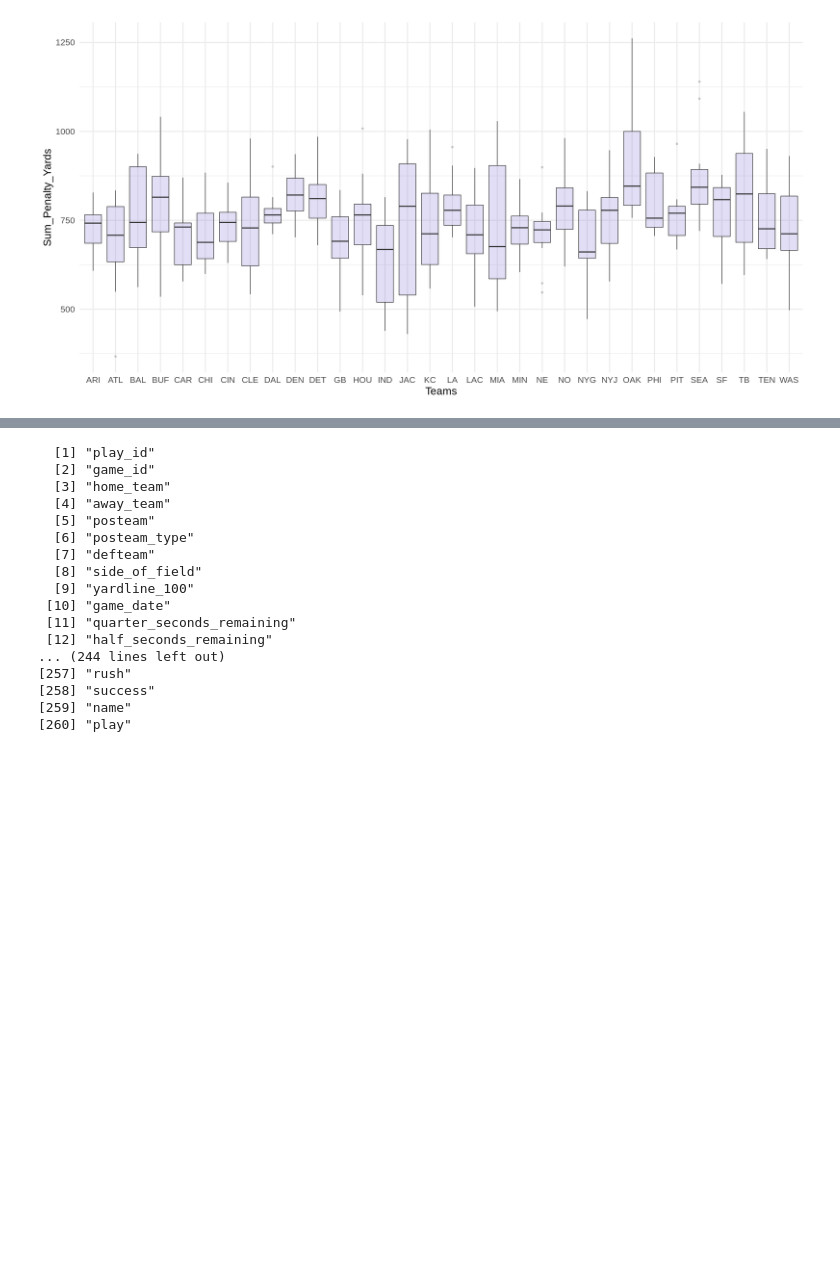
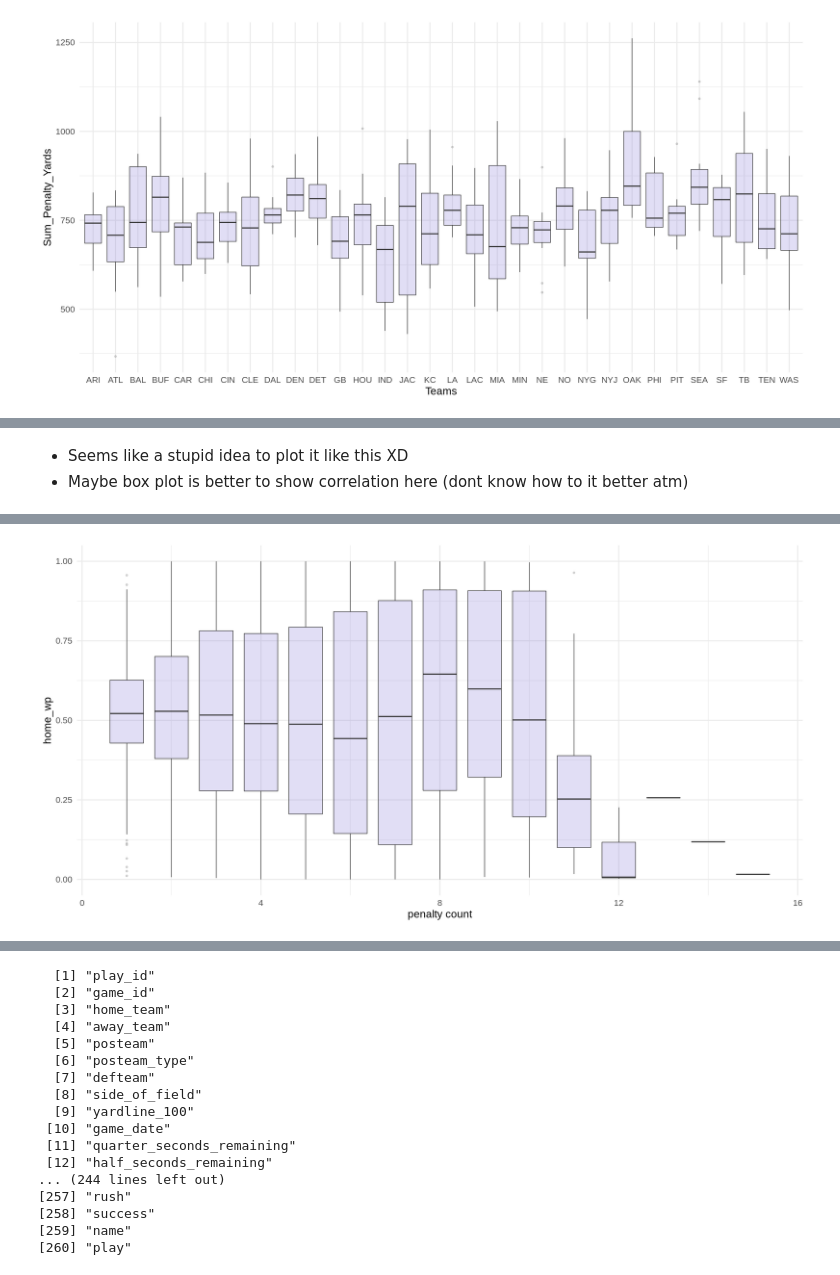
Before and after one commit to rennerm1/NFL-Data-Science-Project, a Jupyter notebook: playingaround.ipynb, the cells around one changed output, grey strips where cells are left out. Drawn from its saved outputs; the diff is of its cells as text; code cells hidden in the pictures; blank space fills up the shorter version.

```diff
--- a/playingaround.ipynb
+++ b/playingaround.ipynb
@@ -380,0 +378,11 @@ A grouped_df: 3069 × 7
+# %% [markdown]
+* Seems like a stupid idea to plot it like this XD
+* Maybe box plot is better to show correlation here (dont know how to it better atm)
+# %%
+options(repr.plot.width=20, repr.plot.height=10)
+
+ggplot(correlation_team, aes(x=penalty_count, y=home_wp)) +
+    geom_boxplot(aes(group=penalty_count), fill="slateblue", alpha=0.2) +
+    xlab("penalty count") +
+    theme_minimal(base_size = 20)
+# %% [output]
@@ -380,0 +391 @@ A grouped_df: 3069 × 7
+[figure, added]
```
Also changed, not shown: parts of 12 cells of this notebook.
